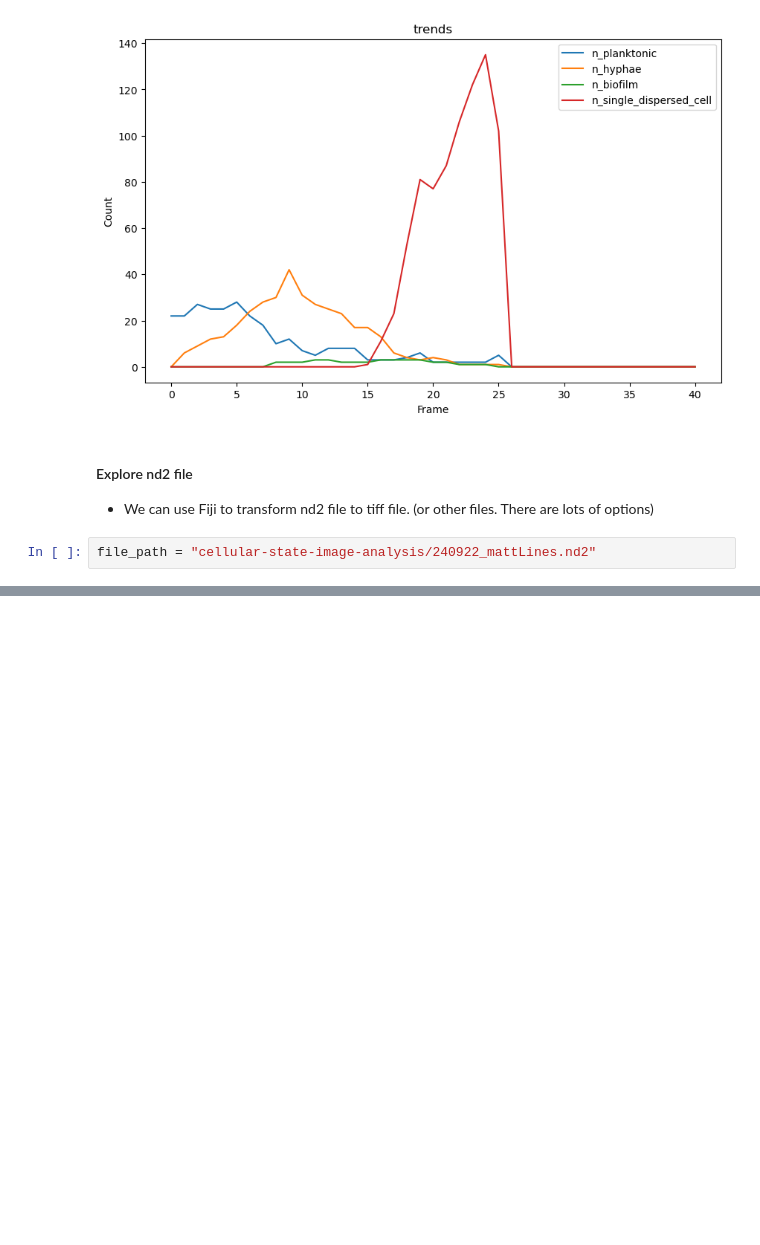
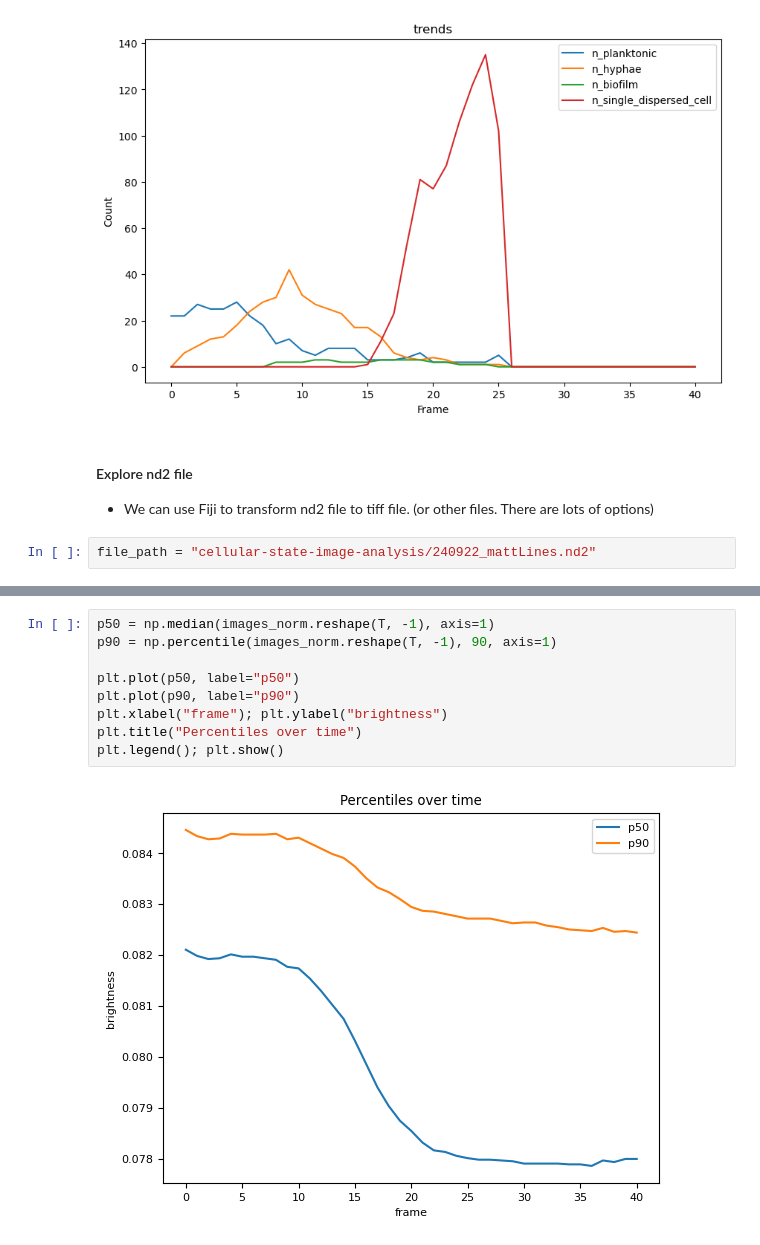
Before and after one commit to Mo119m/Cellular-state-image, a Jupyter notebook: eda.ipynb, the cells around one changed output, grey strips where cells are left out. Cells and saved outputs as stored; diff of their text form; blank space fills up the shorter version.

```diff
--- a/eda.ipynb
+++ b/eda.ipynb
@@ -118,0 +184,11 @@ plt.show()
+# %%
+p50 = np.median(images_norm.reshape(T, -1), axis=1)
+p90 = np.percentile(images_norm.reshape(T, -1), 90, axis=1)
+
+plt.plot(p50, label="p50")
+plt.plot(p90, label="p90")
+plt.xlabel("frame"); plt.ylabel("brightness")
+plt.title("Percentiles over time")
+plt.legend(); plt.show()
+# %% [output]
+[figure, added]
```
Also changed, not shown: parts of 6 cells of this notebook.
